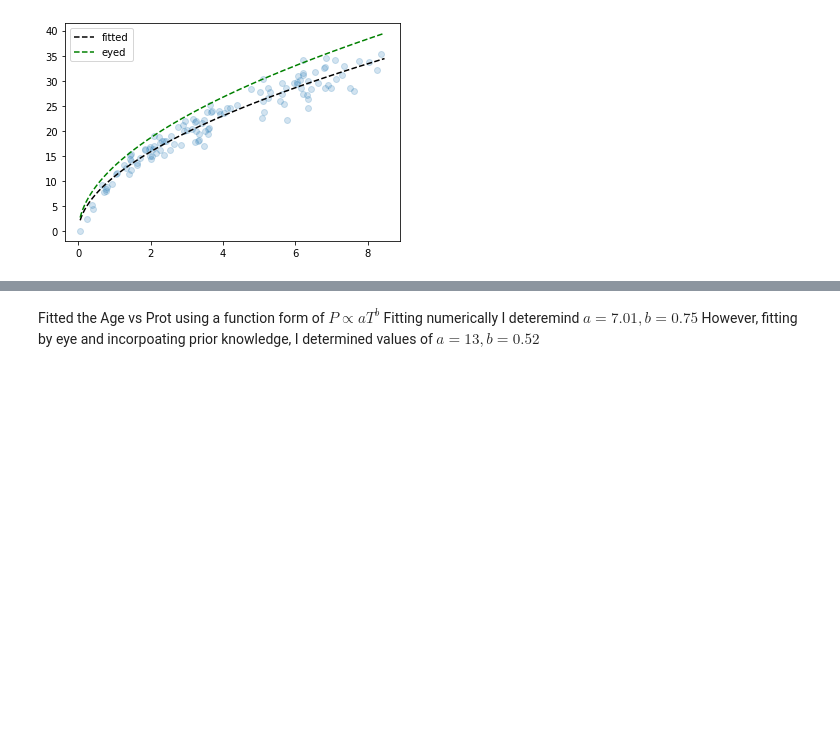
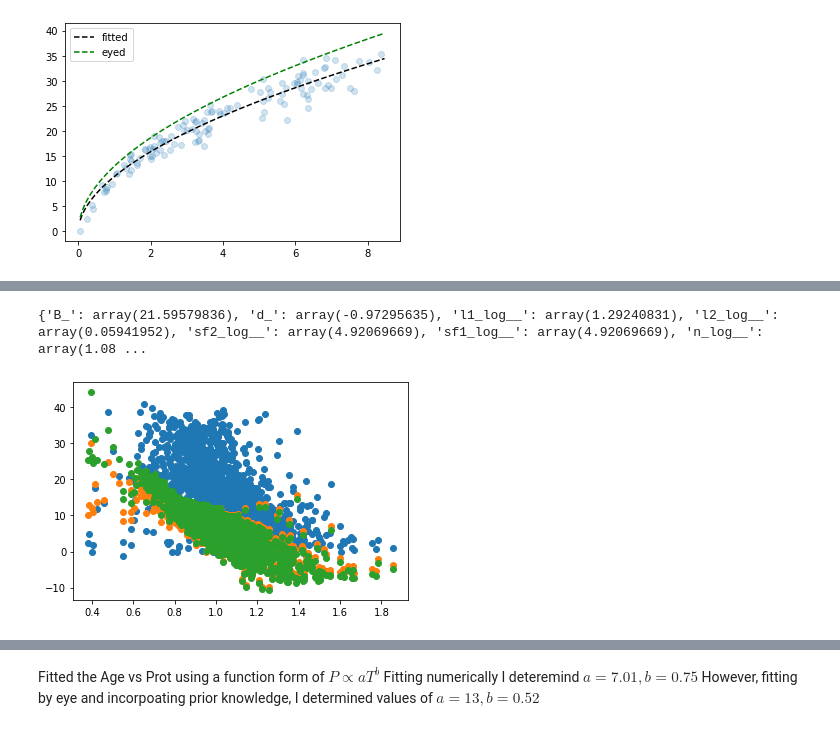
Before and after one commit to ni-phy/year4-project, a Jupyter notebook: Henry/3d_fitting.ipynb, the cells around one changed output, grey strips where cells are left out. Saved outputs shown, nothing was run; the diff lists cells and outputs as text; code cells hidden in the pictures; blank space fills up the shorter version.

```diff
--- a/Henry/3d_fitting.ipynb
+++ b/Henry/3d_fitting.ipynb
@@ -174,0 +181,53 @@ plt.legend()
+# %%
+B = coefs2[0][0]
+d = coefs2[0][1]
+X = np.array([Age, Mass]).T
+
+
+
+with pm.Model() as model:
+
+    B_= pm.Normal('B_', B, B*0.5)
+
+
+    d_ = pm.Normal('d_', d, d)
+
+
+
+    mean =  B_ *Mass**d_
+
+    resid = Prot - mean
+
+
+
+    l1 = pm.Lognormal('l1', mu=np.log(3.6), sigma=0.11)  # 1
+    l2 = pm.Lognormal('l2', mu=np.log(0.4), sigma=0.11)
+
+    sf2 = pm.Lognormal("sf2", mu=np.log(160), sigma=1)
+    sf1 = pm.Lognormal("sf1", mu=np.log(160), sigma=1)
+
+
+    K1 = pm.gp.cov.ExpQuad(2, l1) * sf1**2
+    K2 = pm.gp.cov.ExpQuad(2, l2) * sf2**2
+
+    K = K1 * K2
+
+    n = pm.HalfCauchy("n", beta=3)
+
+
+    gp = pm.gp.Marginal(cov_func=K)
+    obs = gp.marginal_likelihood("obs", X=X, y=resid, noise=n)
+
+    mp = pm.find_MAP()
+
+print(mp)
+
+
+
+#plt.scatter(Age, Mass, c=Prot, cmap='Reds')
+plt.scatter(Mass, Prot)
+plt.scatter(Mass, A* Mass**mp['d_'] + mu)
+plt.scatter(Mass, A* Mass**-1.6 + mu)
+plt.show()
+#plt.scatter(Age, Mass, c = A * Mass**mp['d_'] + mu, cmap='Reds')
+# %% [output]
@@ -175 +235,3 @@ plt.legend()
+{'B_': array(21.59579836), 'd_': array(-0.97295635), 'l1_log__': array(1.29240831), 'l2_log__': array(0.05941952), 'sf2_log__': array(4.92069669), 'sf1_log__': array(4.92069669), 'n_log__': array(1.08 ...
+[figure, added]
 # %%
```
Also changed, not shown: parts of 18 cells of this notebook.
